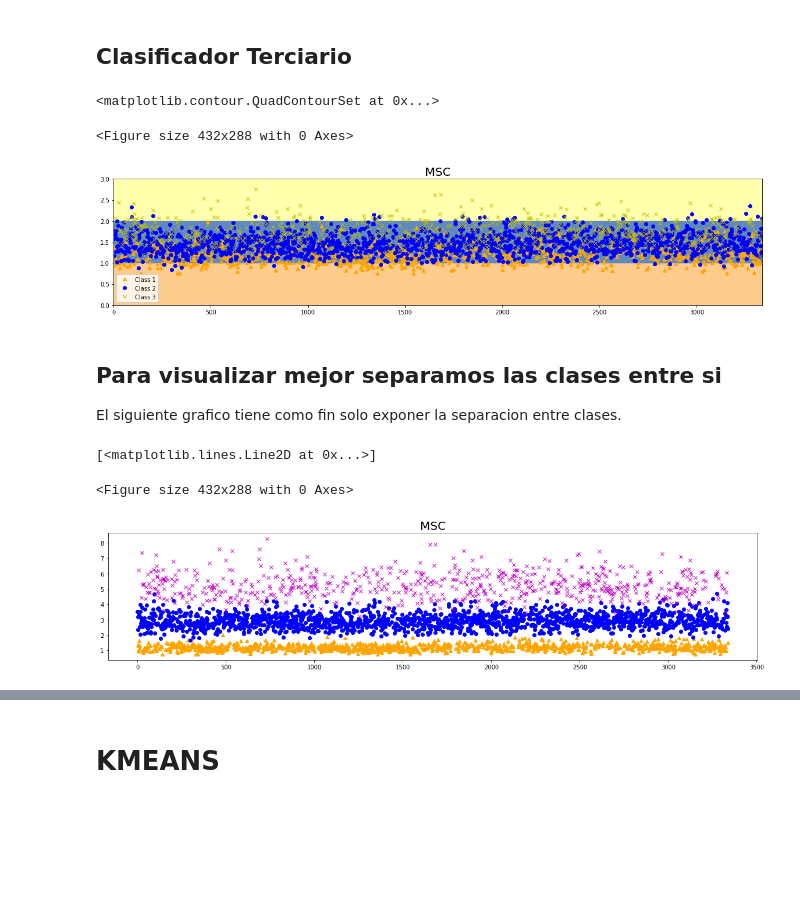
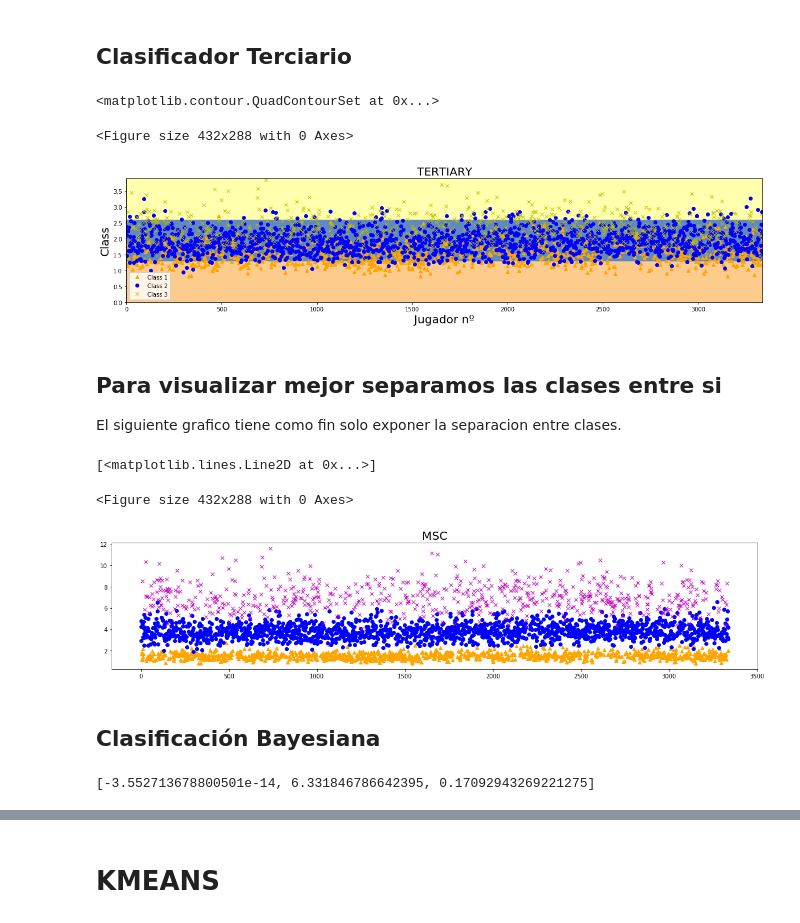
Before and after one commit to AlonsoDiCandia14/Teoria_Informacion, a Jupyter notebook: MP02/MP02.ipynb, the cells around one changed output, grey strips where cells are left out. Saved outputs shown, nothing was run; the diff lists cells and outputs as text; code cells hidden in the pictures; blank space fills up the shorter version.

```diff
--- a/MP02/MP02.ipynb
+++ b/MP02/MP02.ipynb
@@ -151,30 +153,49 @@ pl.legend()
 # %% [markdown]
 ## Clasificador Terciario
 # %%
-h = (1/3338)
-xx, yy_first = np.meshgrid(np.arange(0,3338, 1) , np.arange(0, 1, h))
-xx, yy_second = np.meshgrid(np.arange(0,3338, 1),np.arange(1, 2, h))
-xx, yy_third = np.meshgrid(np.arange(0,3338, 1),np.arange(2, 3, h))
+h = (1.3/3338)
+xx, yy_first = np.meshgrid(np.arange(0,3338, 1) , np.arange(0, 1.3, h))
+xx, yy_second = np.meshgrid(np.arange(0,3338, 1),np.arange(1.3, 2.6, h))
+xx, yy_third = np.meshgrid(np.arange(0,3338, 1),np.arange(2.6, 3.9, h))
 
-Y_result2 = np.asarray([Y_result1[0],Y_result1[0],Y_result1[0]])
+y = new_table['Tertiary_Class']
+phi_t = phi.T
+t = np.zeros((len(y),1))
+t[:,0] = y
+multiplicate_phi = np.dot(phi_t,phi)
+inverse_of_phi = inv(multiplicate_phi)
+phi_final = np.dot(inverse_of_phi,phi_t)
+w = np.dot(phi_final,t)
+
+Y_result2 = []
+for i in range(len(y)):
+    y_predict = w[0]
+    for j,x in enumerate(X):
+            y_predict = y_predict + w[j+1]*float(new_table[x][i])
+    Y_result2.append(y_predict)
+Y_result2 = np.asarray(Y_result2)
+
+Y_result2 = np.asarray([Y_result2,Y_result2,Y_result2])
 y_predic_first = [np.ones(3338) for i in range(3338)]
 y_predic_second = [np.ones(3338)*2 for i in range(3338)]
 y_predic_third = [np.ones(3338)*3 for i in range(3338)]
 
 pl.clf()
 pl.figure(figsize =(20,4))
-pl.title("MSC",fontsize = 20)
+pl.title("TERTIARY",fontsize = 20)
 pl.plot(x_label[0][new_table['Tertiary_Class'] == 1],Y_result2[0][new_table['Tertiary_Class'] == 1],'^',color='orange',label='Class 1')
 pl.plot(x_label[1][new_table['Tertiary_Class'] == 2],Y_result2[1][new_table['Tertiary_Class'] == 2],'bo',label='Class 2')
 pl.plot(x_label[1][new_table['Tertiary_Class'] == 3],Y_result2[2][new_table['Tertiary_Class'] == 3],'yx',label='Class 3')
 pl.legend()
+pl.xlabel('Jugador nº',fontsize=20)
+pl.ylabel('Class',fontsize=20)
 pl.contourf(xx,yy_first,y_predic_first,cmap=pl.cm.Paired, alpha=0.8)
 pl.contourf(xx,yy_second,y_predic_second,cmap=pl.cm.Accent, alpha=0.8)
 pl.contourf(xx,yy_third,y_predic_third ,cmap=pl.cm.Accent, alpha=0.8)
 # %% [output]
 <matplotlib.contour.QuadContourSet at 0x...>
 <Figure size 432x288 with 0 Axes>
-[figure, old version]
+[figure, new version]
 # %% [markdown]
 ## Para visualizar mejor separamos las clases entre si
 El siguiente grafico tiene como fin solo exponer la separacion entre clases.
@@ -188,4 +209,6 @@ pl.plot(x_label[1][new_table['Tertiary_Class'] == 3],Y_result2[2][new_table['Ter
 # %% [output]
 [<matplotlib.lines.Line2D at 0x...>]
 <Figure size 432x288 with 0 Axes>
-[figure, old version]
+[figure, new version]
+# %% [markdown]
+## Clasificación Bayesiana
@@ -191,0 +257,5 @@ pl.plot(x_label[1][new_table['Tertiary_Class'] == 3],Y_result2[2][new_table['Ter
+# %%
+min_error_total = [x[2] for x in min_error]
+print(min_error[np.argmin(min_error_total)])
+# %% [output]
+[-3.552713678800501e-14, 6.331846786642395, 0.17092943269221275]
```
Also changed, not shown: parts of 6 cells of this notebook, 2 other files.
